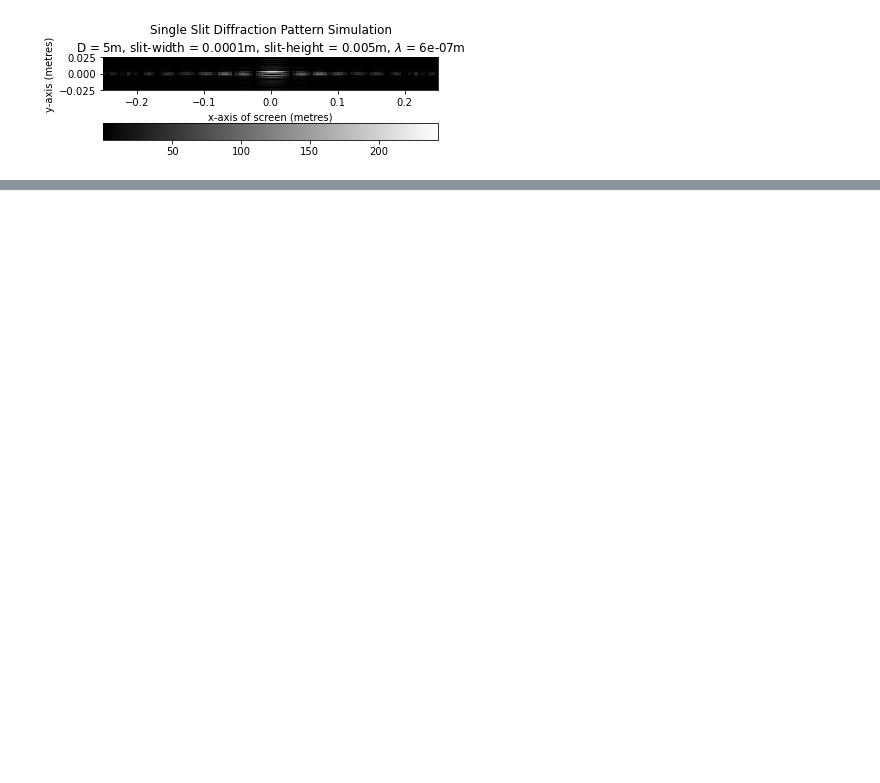
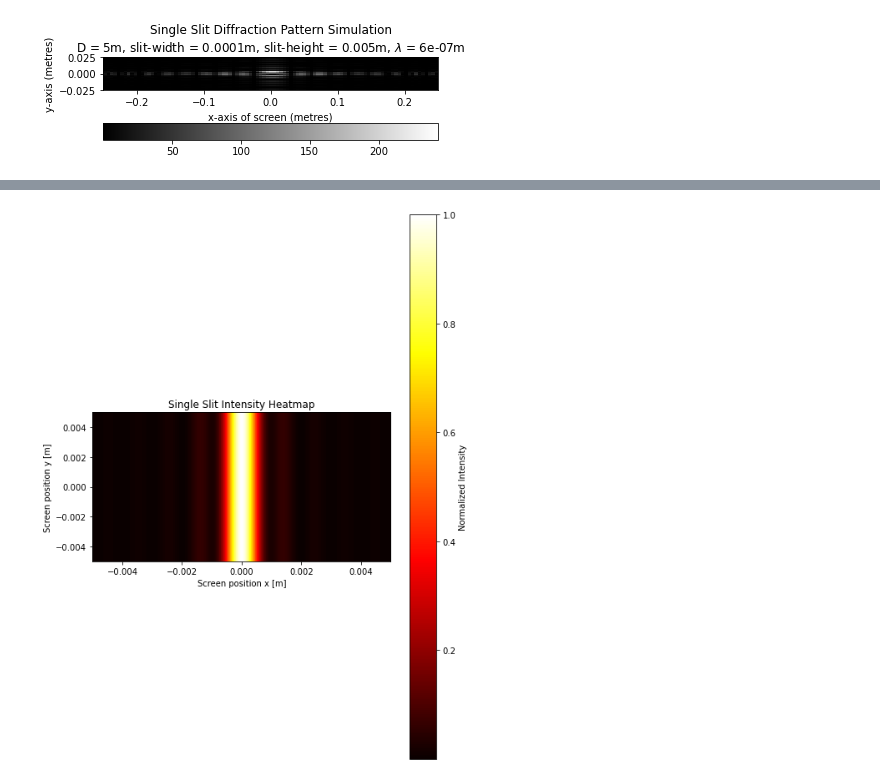
Before and after one commit to JamesPengsenZhang/physics129_project, a Jupyter notebook: 129 project.ipynb, the cells around one changed output, grey strips where cells are left out. Cells and saved outputs as stored; diff of their text form; code cells hidden in the pictures; blank space fills up the shorter version.

```diff
--- a/129 project.ipynb
+++ b/129 project.ipynb
@@ -74,0 +122,48 @@ plt.show()
+# %%
+# Constants for the single slit interference
+lam = 1e-6  # wavelength
+k = 2 * np.pi / lam
+d = 1e-3  # width of slit
+L = 1  # distance to screen
+E0 = 1  # electric field strength
+
+# Calculation settings for the heatmap
+N = 200  # number of points for a quicker computation
+x_screen = np.linspace(-5e-3, 5e-3, N)  # screen range along x-axis
+y_screen = np.linspace(-5e-3, 5e-3, N)  # screen range along y-axis
+intensity_heatmap = np.zeros((N, N))
+
+# Function to calculate the intensity at a given point on the screen
+def single_slit_intensity(x, y, d, k, E0, L):
+    # Integrate over slit width
+    def slit(x0):
+        return np.exp(1j * k * np.sqrt(L**2 + (x - x0)**2 + y**2))
+
+    # Integration limits for the slit
+    slit_limits = (-d / 2, d / 2)
+
+    # Integrate using the composite trapezoidal rule
+    slit_integral = np.trapz(slit(np.linspace(*slit_limits, N // 2)), dx=d / (N // 2))
+
+    # The total electric field is the integral result
+    Etot = slit_integral
+    return np.abs(Etot)**2
+
+# Calculate the intensity pattern for each point on the 2D screen
+for ix, x in enumerate(x_screen):
+    for iy, y in enumerate(y_screen):
+        intensity_heatmap[ix, iy] = single_slit_intensity(x, y, d, k, E0, L)
+
+# Normalize the intensity values for better visualization
+intensity_heatmap /= np.max(intensity_heatmap)
+
+# Plotting the heatmap
+plt.figure(figsize=(8, 12))
+plt.imshow(intensity_heatmap.T, cmap='hot', extent=(x_screen.min(), x_screen.max(), y_screen.min(), y_screen.max()), origin='lower', aspect=0.5)
+plt.title("Single Slit Intensity Heatmap")
+plt.xlabel("Screen position x [m]")
+plt.ylabel("Screen position y [m]")
+plt.colorbar(label='Normalized Intensity')
+plt.show()
+# %% [output]
+[figure, added]
```
Also changed, not shown: parts of 3 cells of this notebook.
